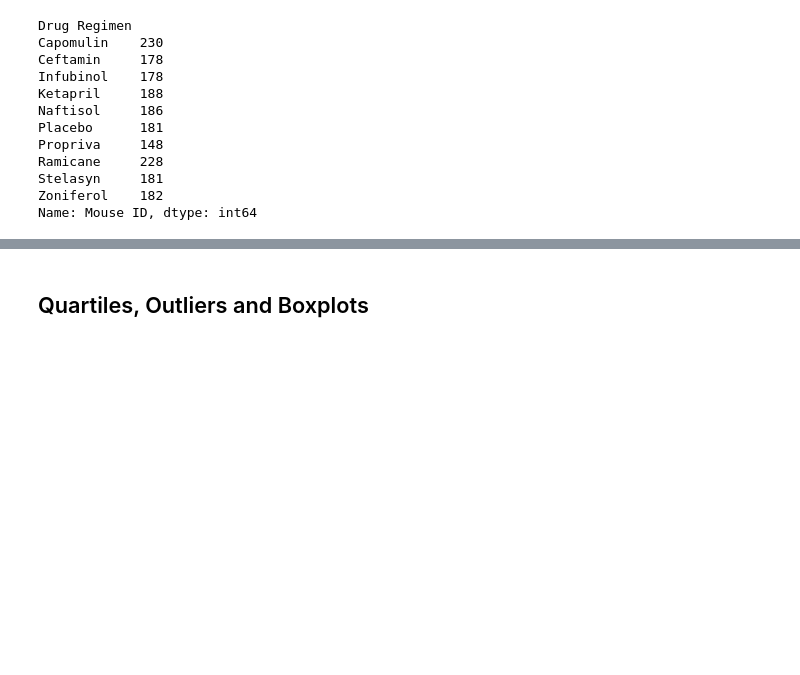
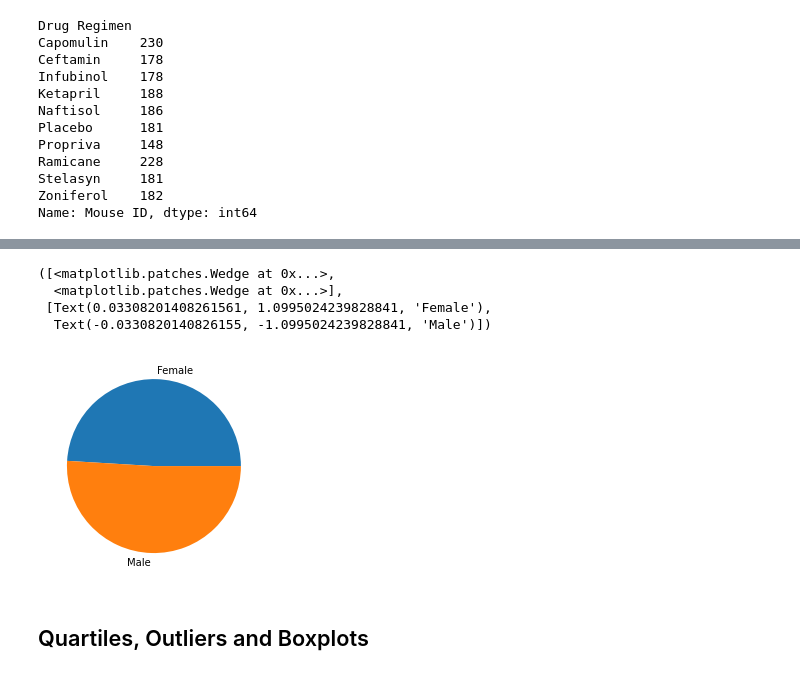
Before and after one commit to willserene/Matplotlib_Challenge, a Jupyter notebook: Pymaceuticals/pymaceuticals_starter.ipynb, the cells around one changed output, grey strips where cells are left out. Drawn from its saved outputs; the diff is of its cells as text; code cells hidden in the pictures; blank space fills up the shorter version.

```diff
--- a/Pymaceuticals/pymaceuticals_starter.ipynb
+++ b/Pymaceuticals/pymaceuticals_starter.ipynb
@@ -303,3 +346,11 @@ plt.show()
+# %%
+plt.pie(count, labels=sex)
+# %% [output]
+([<matplotlib.patches.Wedge at 0x...>,
+  <matplotlib.patches.Wedge at 0x...>],
+ [Text(0.03308201408261561, 1.0995024239828841, 'Female'),
+  Text(-0.0330820140826155, -1.0995024239828841, 'Male')])
+[figure, added]
 # %% [markdown]
 ## Quartiles, Outliers and Boxplots
 # %%
```
Also changed, not shown: parts of 12 cells of this notebook.
